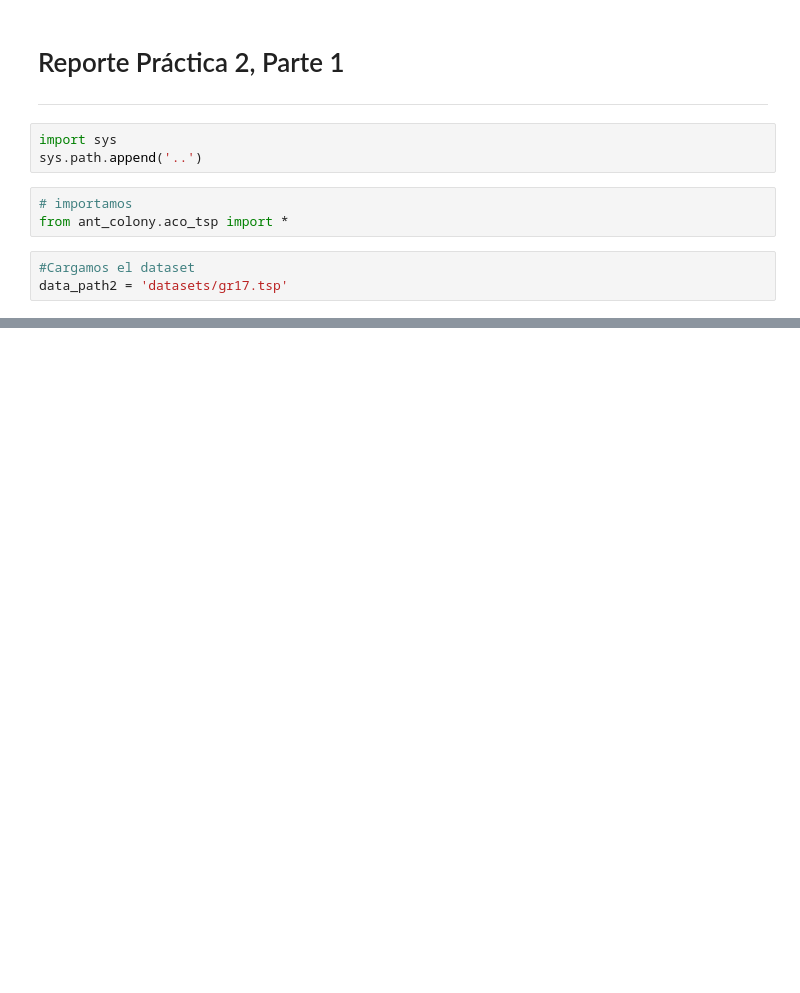
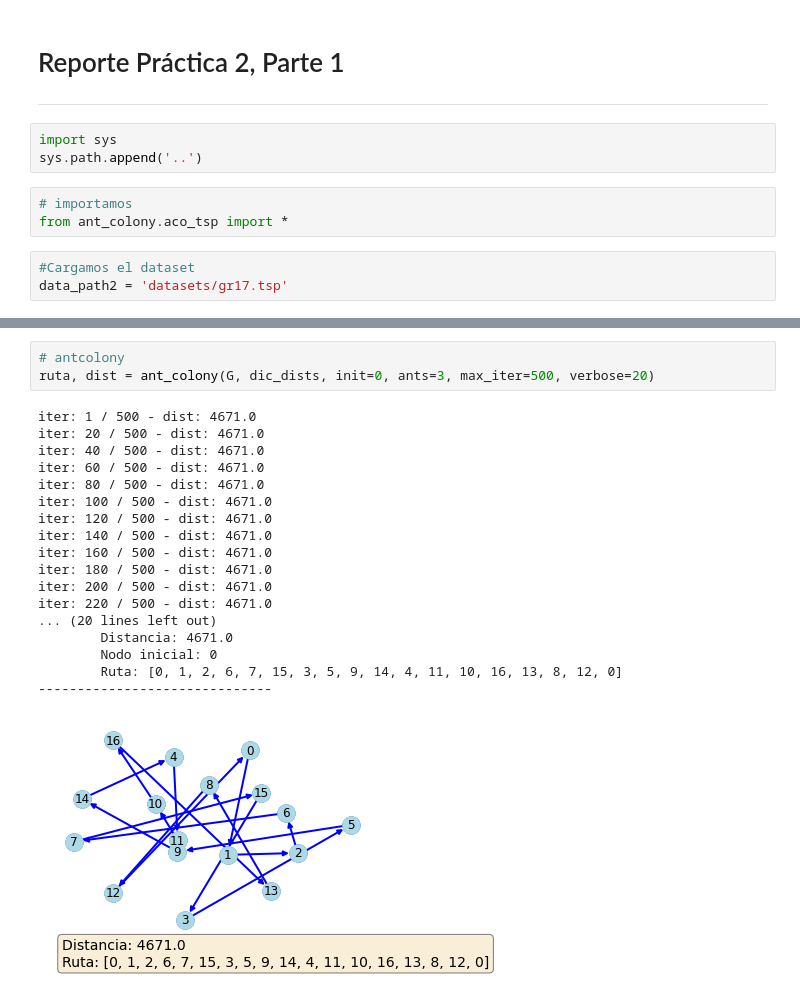
Before and after one commit to optimizacion-2-2021-1-gh-classroom/practica-2-primera-parte-ltejadal, a Jupyter notebook: reporte_equipo_10_parte_1_practica_2.ipynb, the cells around one changed output, grey strips where cells are left out. Saved outputs shown, nothing was run; the diff lists cells and outputs as text; blank space fills up the shorter version.

```diff
--- a/reporte_equipo_10_parte_1_practica_2.ipynb
+++ b/reporte_equipo_10_parte_1_practica_2.ipynb
@@ -28,0 +36,22 @@ FileNotFoundError: [Errno 2] No such file or directory: 'datasets/gr17.tsp'
+# %%
+# antcolony
+ruta, dist = ant_colony(G, dic_dists, init=0, ants=3, max_iter=500, verbose=20)
+# %% [output]
+iter: 1 / 500 - dist: 4671.0
+iter: 20 / 500 - dist: 4671.0
+iter: 40 / 500 - dist: 4671.0
+iter: 60 / 500 - dist: 4671.0
+iter: 80 / 500 - dist: 4671.0
+iter: 100 / 500 - dist: 4671.0
+iter: 120 / 500 - dist: 4671.0
+iter: 140 / 500 - dist: 4671.0
+iter: 160 / 500 - dist: 4671.0
+iter: 180 / 500 - dist: 4671.0
+iter: 200 / 500 - dist: 4671.0
+iter: 220 / 500 - dist: 4671.0
+... (20 lines left out)
+        Distancia: 4671.0
+        Nodo inicial: 0
+        Ruta: [0, 1, 2, 6, 7, 15, 3, 5, 9, 14, 4, 11, 10, 16, 13, 8, 12, 0]
+------------------------------
+[figure, added]
```
Also changed, not shown: parts of 10 cells of this notebook.
